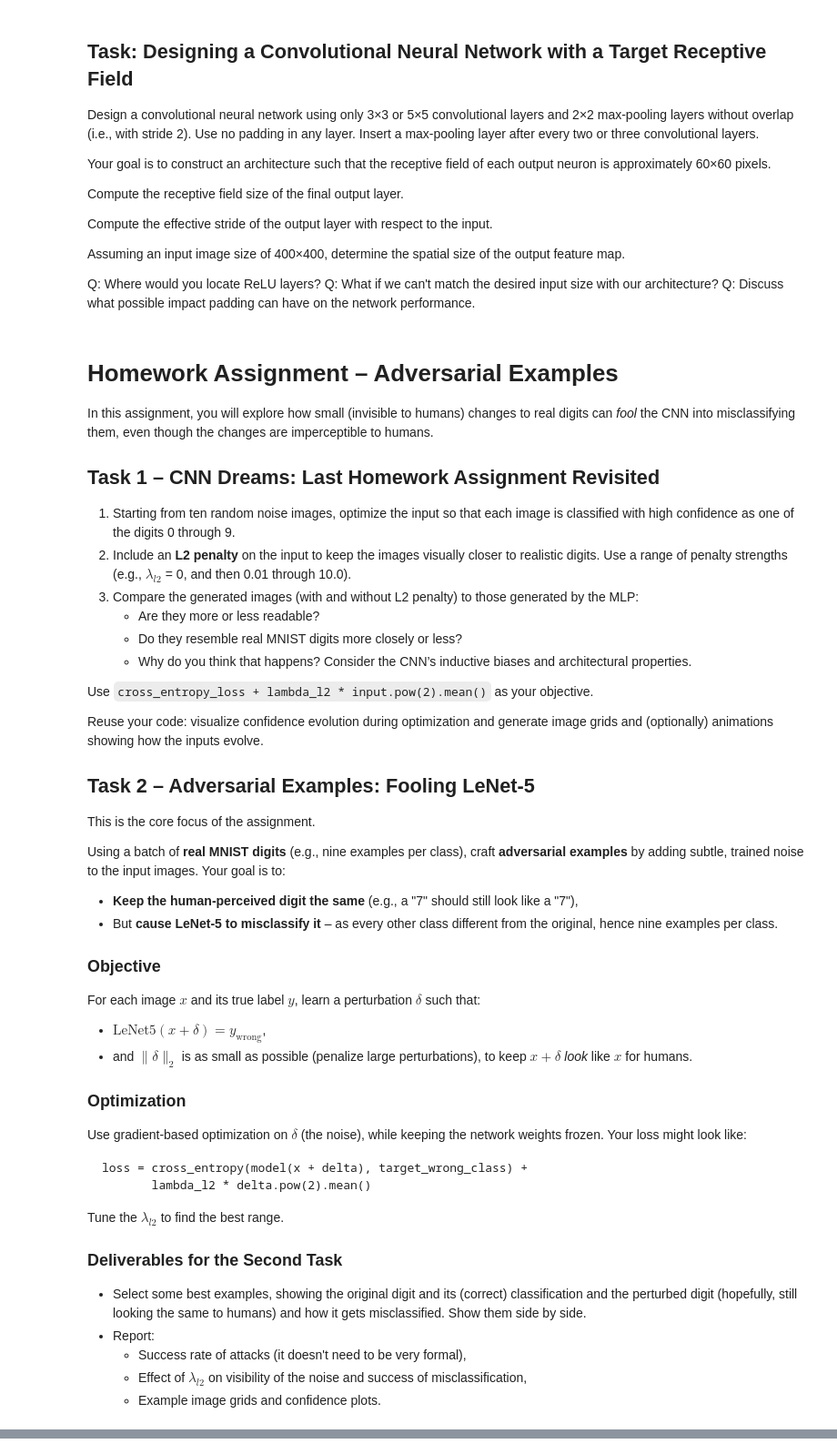
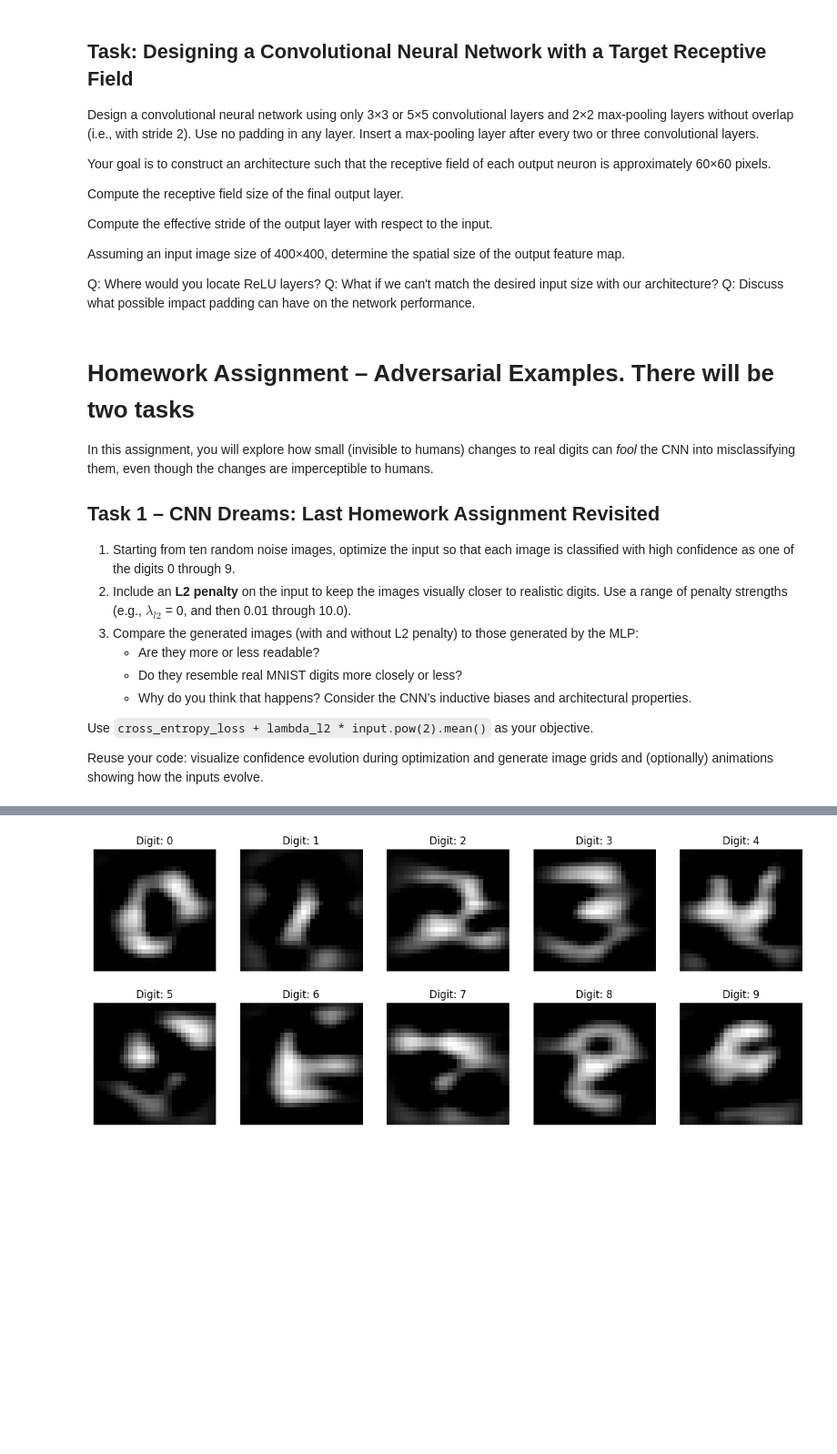
Before and after one commit to TrzeciakPiotr2300/Uczenie_Maszynowe_2025, a Jupyter notebook: HW10-convolutional-neural-network-CNN.ipynb, the cells around one changed output, grey strips where cells are left out. Shown at 91% size. Saved outputs shown, nothing was run; the diff lists cells and outputs as text; code cells hidden in the pictures; blank space fills up the shorter version.

Commit message:
Finished first task

````diff
--- a/HW10-convolutional-neural-network-CNN.ipynb
+++ b/HW10-convolutional-neural-network-CNN.ipynb
@@ -176,7 +176,7 @@ Q: Where would you locate ReLU layers?
 Q: What if we can't match the desired input size with our architecture?
 Q: Discuss what possible impact padding can have on the network performance.
 # %% [markdown]
-# **Homework Assignment – Adversarial Examples**
+# **Homework Assignment – Adversarial Examples. There will be two tasks**
 
 In this assignment, you will explore how small (invisible to humans) changes to real digits can _fool_ the CNN into misclassifying them, even though the changes are imperceptible to humans.
 
@@ -195,36 +195,35 @@ In this assignment, you will explore how small (invisible to humans) changes to
 Use `cross_entropy_loss + lambda_l2 * input.pow(2).mean()` as your objective.
 
 Reuse your code: visualize confidence evolution during optimization and generate image grids and (optionally) animations showing how the inputs evolve.
-
-
-## Task 2 – Adversarial Examples: Fooling LeNet-5
-
-This is the core focus of the assignment.
-
-Using a batch of **real MNIST digits** (e.g., nine examples per class), craft **adversarial examples** by adding subtle, trained noise to the input images. Your goal is to:
-
-- **Keep the human-perceived digit the same** (e.g., a "7" should still look like a "7"),
-- But **cause LeNet-5 to misclassify it** – as every other class different from the original, hence nine examples per class.
-
-### Objective
-For each image $x$ and its true label $y$, learn a perturbation $\delta$ such that:
-
-- $\text{LeNet5}(x + \delta) = y_{\text{wrong}} $,
-- and $ \|\delta\|_2 $ is as small as possible (penalize large perturbations), to keep $x + \delta$ *look* like $x$ for humans.
-
-### Optimization
-Use gradient-based optimization on $\delta$ (the noise), while keeping the network weights frozen. Your loss might look like:
-
-```
-loss = cross_entropy(model(x + delta), target_wrong_class) +
-       lambda_l2 * delta.pow(2).mean()
-```
-
-Tune the $\lambda_{l2}$ to find the best range.
-
-### Deliverables for the Second Task
-- Select some best examples, showing the original digit and its (correct) classification and the perturbed digit (hopefully, still looking the same to humans) and how it gets misclassified. Show them side by side.
-- Report:
-  - Success rate of attacks (it doesn't need to be very formal),
-  - Effect of $\lambda_{l2}$ on visibility of the noise and success of misclassification,
-  - Example image grids and confidence plots.
+# %%
+device = torch.device("cuda" if torch.cuda.is_available() else "cpu")
+print(f"Working on {device}")
+
+images = torch.randn((10, 1 , 28, 28), device=device, requires_grad=True)
+targets = torch.arange(10, device=device)
+optimizer = torch.optim.Adam([images], lr=0.001)
+
+lambda_l2 = 0.05
+# Now we perform input image optimisation with additional L2 penalty
+net.eval()
+
+for epoch in range(30000):
+    optimizer.zero_grad()
+    outputs = net(images)
+    loss = torch.nn.functional.cross_entropy(outputs, targets) + lambda_l2 * images.pow(2).mean()
+    loss.backward()
+    optimizer.step()
+    if epoch % 1000 == 0:
+        print(f"Epoch {epoch}, Loss: {loss.item()}")
+
+# And finally displaying the images.
+final_images = images.detach().clamp(0,1).cpu()
+fig, axs = plt.subplots(2, 5, figsize=(15, 6))
+for i in range(10):
+    row = i // 5
+    col = i % 5
+    axs[row, col].imshow(final_images[i][0], cmap='gray')
+    axs[row, col].set_title(f"Digit: {i}")
+    axs[row, col].axis('off')
+plt.show()
+# %% [output]
@@ -230,0 +247 @@ Tune the $\lambda_{l2}$ to find the best range.
+[figure, added]
````
Also changed, not shown: parts of 5 cells of this notebook.
